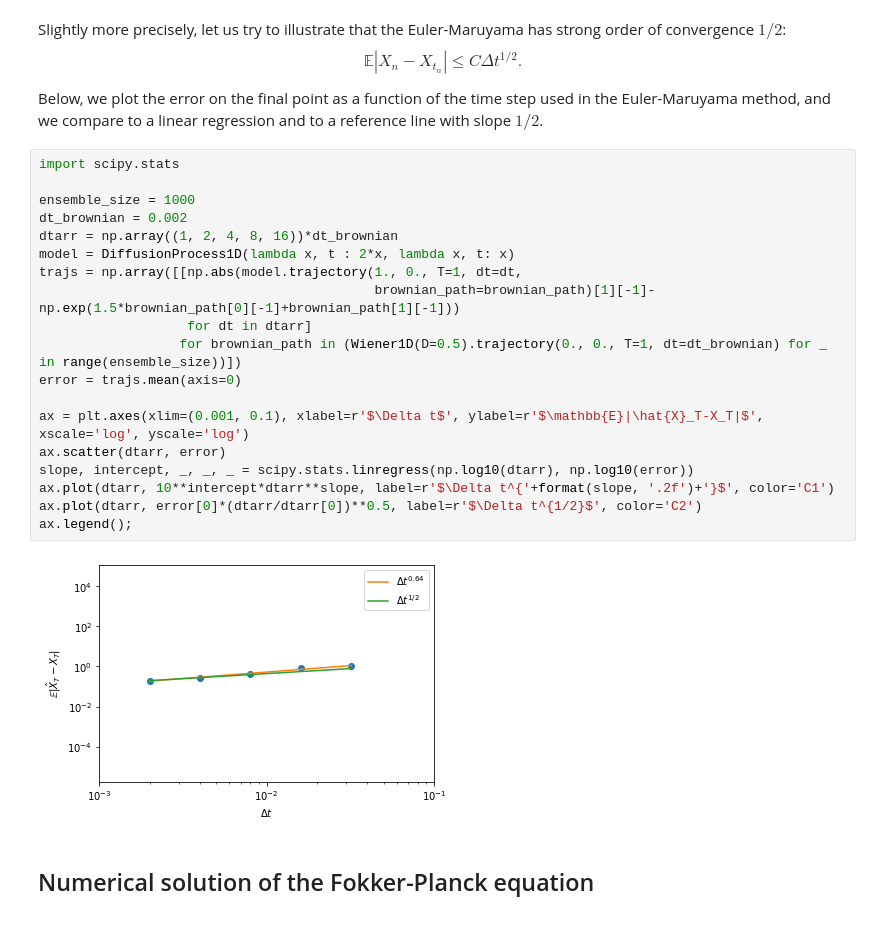
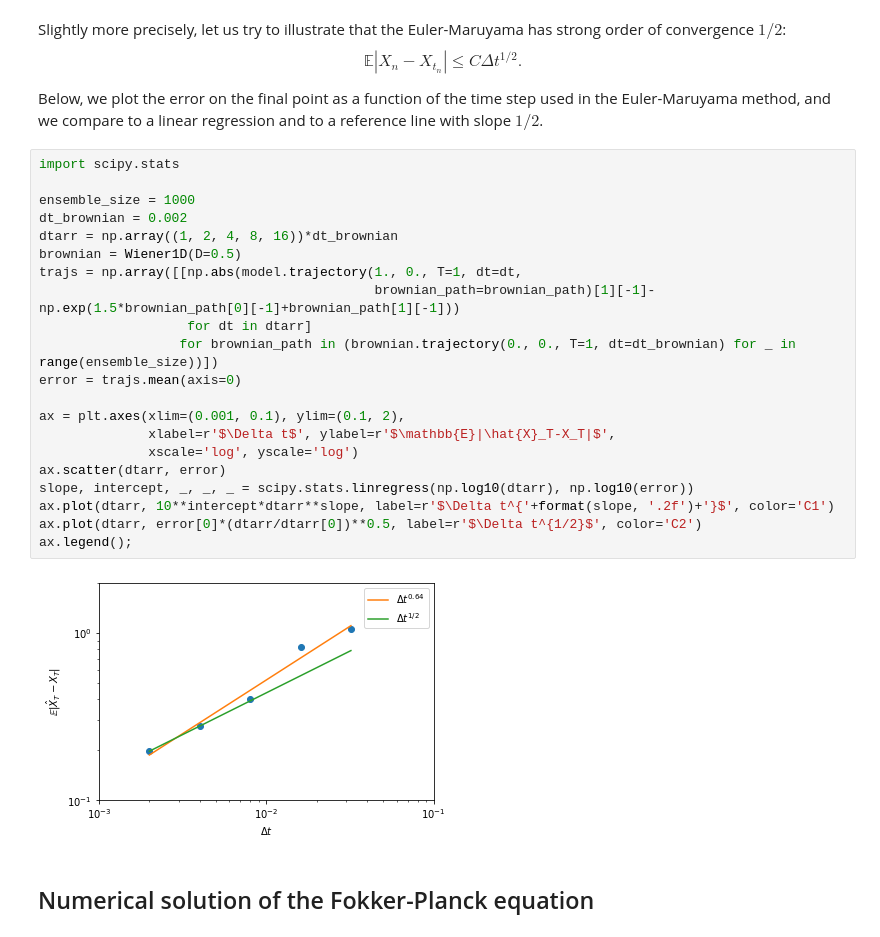
Before and after one commit to cbherbert/stochrare, a Jupyter notebook: doc/notebooks/Diffusion1D.ipynb, the cells around one changed output. Cells and saved outputs as stored; diff of their text form.

```diff
--- a/doc/notebooks/Diffusion1D.ipynb
+++ b/doc/notebooks/Diffusion1D.ipynb
@@ -119,24 +120,26 @@ Below, we plot the error on the final point as a function of the time step used
 # %%
 import scipy.stats
 
 ensemble_size = 1000
 dt_brownian = 0.002
 dtarr = np.array((1, 2, 4, 8, 16))*dt_brownian
-model = DiffusionProcess1D(lambda x, t : 2*x, lambda x, t: x)
+brownian = Wiener1D(D=0.5)
 trajs = np.array([[np.abs(model.trajectory(1., 0., T=1, dt=dt,
                                            brownian_path=brownian_path)[1][-1]-np.exp(1.5*brownian_path[0][-1]+brownian_path[1][-1]))
                    for dt in dtarr]
-                  for brownian_path in (Wiener1D(D=0.5).trajectory(0., 0., T=1, dt=dt_brownian) for _ in range(ensemble_size))])
+                  for brownian_path in (brownian.trajectory(0., 0., T=1, dt=dt_brownian) for _ in range(ensemble_size))])
 error = trajs.mean(axis=0)
 
-ax = plt.axes(xlim=(0.001, 0.1), xlabel=r'$\Delta t$', ylabel=r'$\mathbb{E}|\hat{X}_T-X_T|$', xscale='log', yscale='log')
+ax = plt.axes(xlim=(0.001, 0.1), ylim=(0.1, 2),
+              xlabel=r'$\Delta t$', ylabel=r'$\mathbb{E}|\hat{X}_T-X_T|$',
+              xscale='log', yscale='log')
 ax.scatter(dtarr, error)
 slope, intercept, _, _, _ = scipy.stats.linregress(np.log10(dtarr), np.log10(error))
 ax.plot(dtarr, 10**intercept*dtarr**slope, label=r'$\Delta t^{'+format(slope, '.2f')+'}$', color='C1')
 ax.plot(dtarr, error[0]*(dtarr/dtarr[0])**0.5, label=r'$\Delta t^{1/2}$', color='C2')
 ax.legend();
 # %% [output]
-[figure, old version]
+[figure, new version]
 # %% [markdown]
 ## Numerical solution of the Fokker-Planck equation
 # %% [markdown]
```
Also changed, not shown: parts of 6 cells of this notebook.
